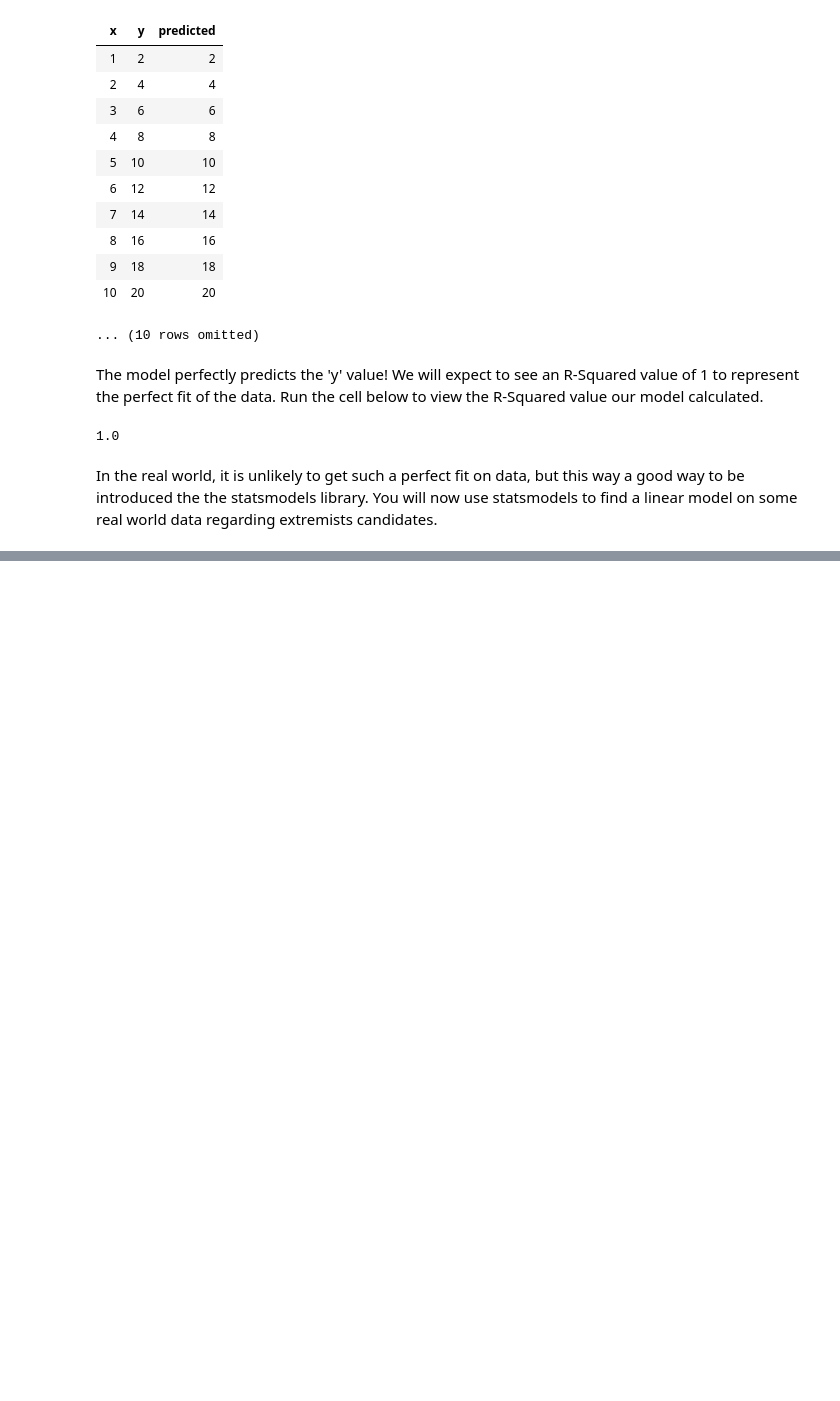
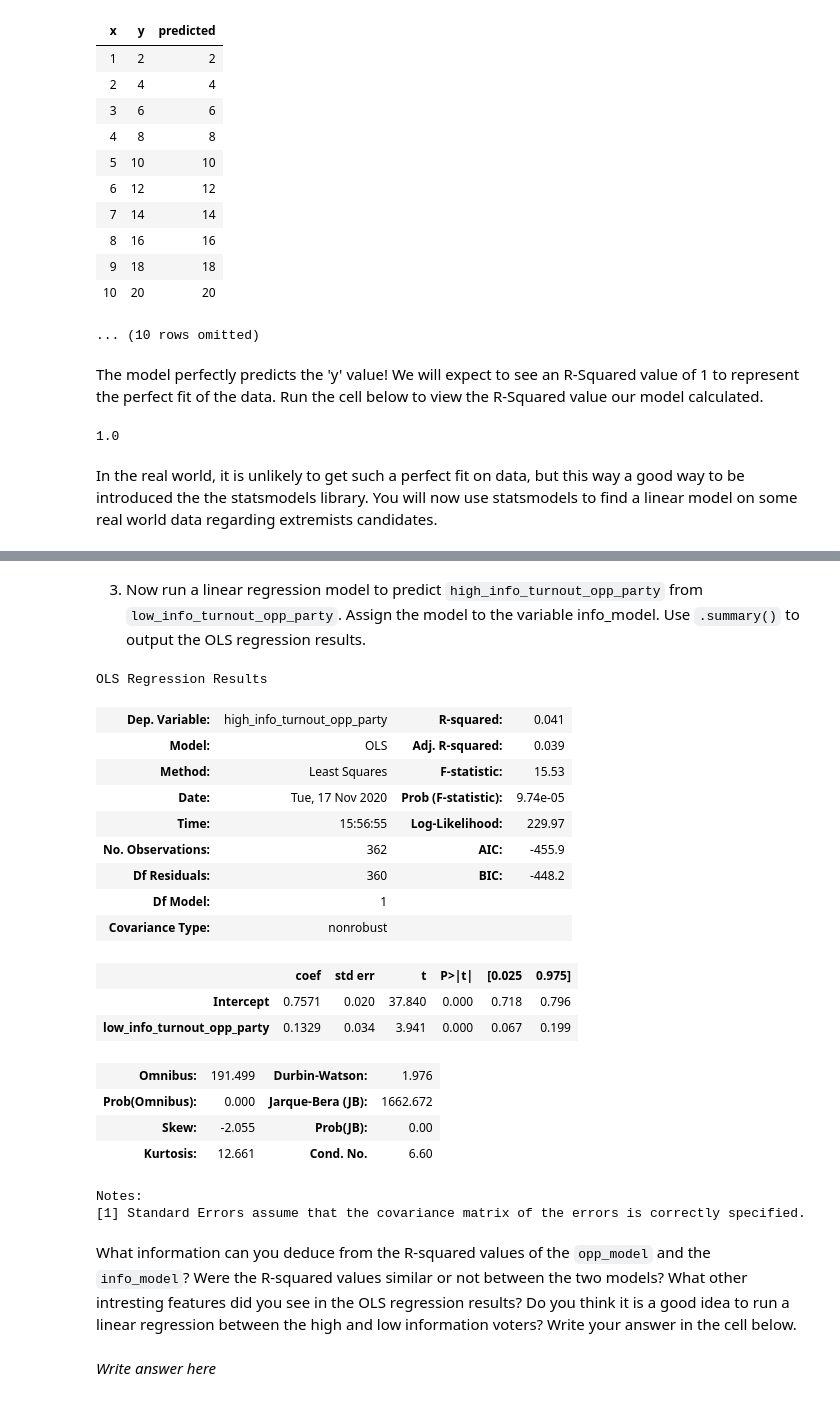
Before and after one commit to ds-modules/POLSCI3-Fa20-Dev, a Jupyter notebook: PS4/problem 3.ipynb, the cells around one changed output, grey strips where cells are left out. Saved outputs shown, nothing was run; the diff lists cells and outputs as text; code cells hidden in the pictures; blank space fills up the shorter version.

```diff
--- a/PS4/problem 3.ipynb
+++ b/PS4/problem 3.ipynb
@@ -259,0 +212,28 @@ plt.legend()
+# %% [markdown]
+3. Now run a linear regression model to predict `high_info_turnout_opp_party` from `low_info_turnout_opp_party`. Assign the model to the variable info_model. Use `.summary()` to output the OLS regression results.
+# %%
+opp_model = ...
+# %% [output]
+OLS Regression Results
+| Dep. Variable: | high_info_turnout_opp_party | R-squared: | 0.041 |
+| Model: | OLS | Adj. R-squared: | 0.039 |
+| Method: | Least Squares | F-statistic: | 15.53 |
+| Date: | Tue, 17 Nov 2020 | Prob (F-statistic): | 9.74e-05 |
+| Time: | 15:56:55 | Log-Likelihood: | 229.97 |
+| No. Observations: | 362 | AIC: | -455.9 |
+| Df Residuals: | 360 | BIC: | -448.2 |
+| Df Model: | 1 |  |  |
+| Covariance Type: | nonrobust |  |  |
+|  | coef | std err | t | P>|t| | [0.025 | 0.975] |
+| Intercept | 0.7571 | 0.020 | 37.840 | 0.000 | 0.718 | 0.796 |
+| low_info_turnout_opp_party | 0.1329 | 0.034 | 3.941 | 0.000 | 0.067 | 0.199 |
+| Omnibus: | 191.499 | Durbin-Watson: | 1.976 |
+| Prob(Omnibus): | 0.000 | Jarque-Bera (JB): | 1662.672 |
+| Skew: | -2.055 | Prob(JB): | 0.00 |
+| Kurtosis: | 12.661 | Cond. No. | 6.60 |
+Notes:
+[1] Standard Errors assume that the covariance matrix of the errors is correctly specified.
+# %% [markdown]
+What information can you deduce from the R-squared values of the `opp_model` and the `info_model`? Were the R-squared values similar or not between the two models? What other intresting features did you see in the OLS regression results? Do you think it is a good idea to run a linear regression between the high and low information voters? Write your answer in the cell below.
+# %% [markdown]
+*Write answer here*
```
Also changed, not shown: parts of 39 cells of this notebook.
